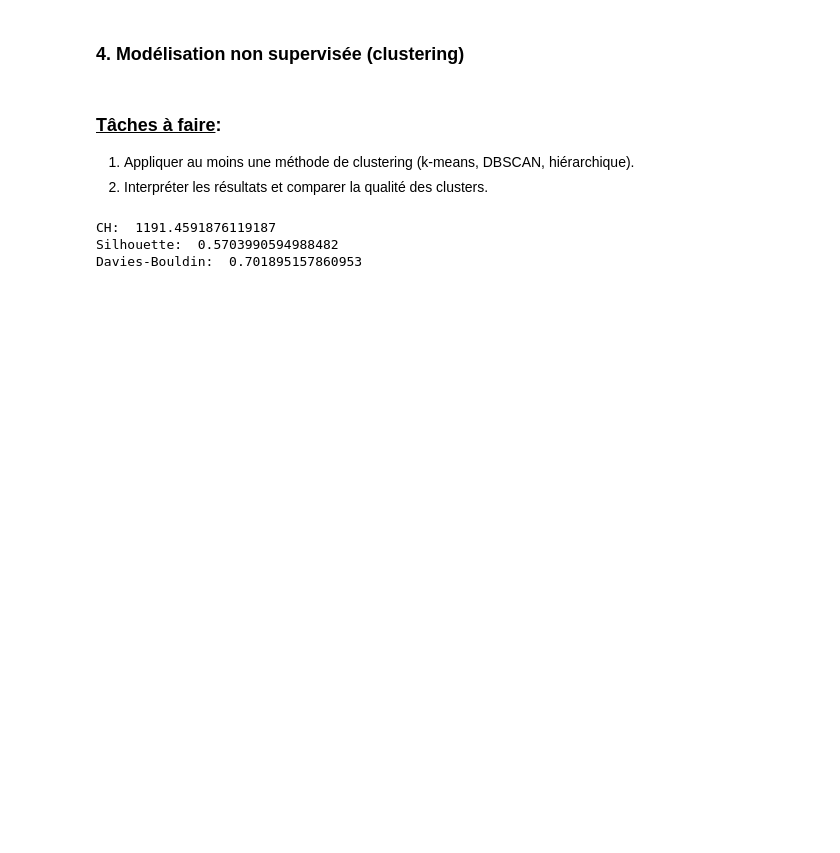
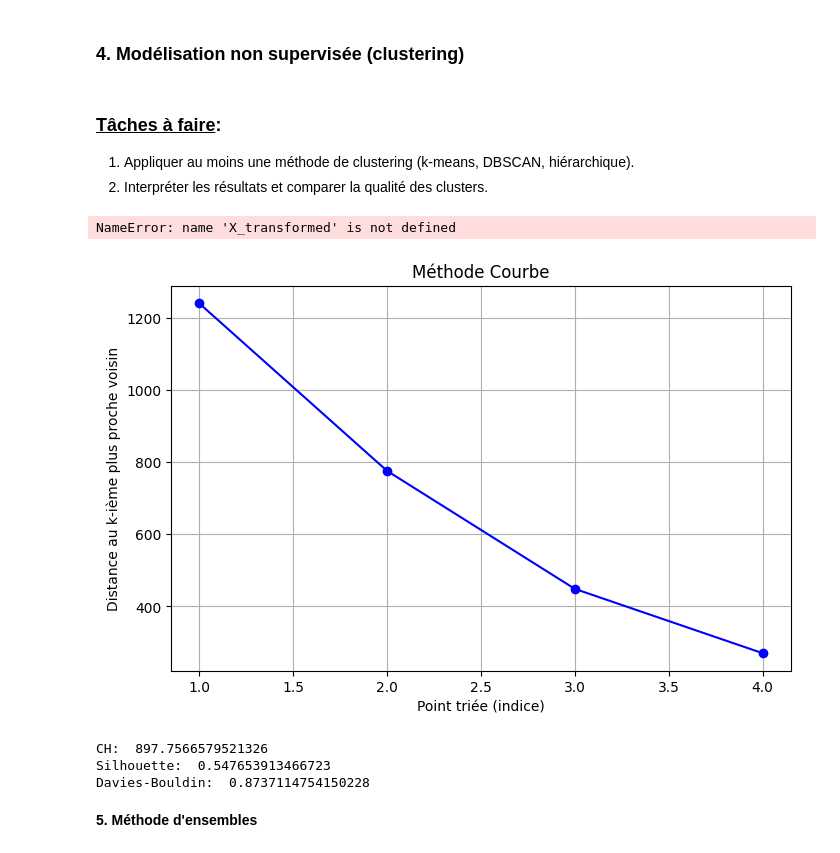
Before and after one commit to 2675781-creator/UA3ProjetPerformanceAcademiqueEtudiants, a Jupyter notebook: notebooks/projet_UA3.ipynb, the cells around one changed output. Drawn from its saved outputs; the diff is of its cells as text; code cells hidden in the pictures; blank space fills up the shorter version.

```diff
--- a/notebooks/projet_UA3.ipynb
+++ b/notebooks/projet_UA3.ipynb
@@ -472,20 +547,48 @@ validaiton croisé (Arbre):  [0.59  0.605 0.62  0.61  0.545]
 hiérarchique).
 2. Interpréter les résultats et comparer la qualité des clusters.
 # %%
-from sklearn.cluster import KMeans
+from sklearn.cluster import KMeans, DBSCAN, AgglomerativeClustering
 from sklearn.metrics import calinski_harabasz_score, davies_bouldin_score, silhouette_score
 
 # Clustering K-means
 k=4
 
 kmeans = KMeans(n_clusters=k, random_state=42)
-pred_kmeans = kmeans.fit_predict(X)
+pred_kmeans = kmeans.fit_predict(X_transformed)
 
 # Évaluation avec CH, Silhouette, DB
-print("CH: ", calinski_harabasz_score(X, pred_kmeans))
-print("Silhouette: ", silhouette_score(X, pred_kmeans))
-print("Davies-Bouldin: ", davies_bouldin_score(X, pred_kmeans))
+print("CH: ", calinski_harabasz_score(X_transformed, pred_kmeans))
+print("Silhouette: ", silhouette_score(X_transformed, pred_kmeans))
+print("Davies-Bouldin: ", davies_bouldin_score(X_transformed, pred_kmeans))
 # %% [output]
-CH:  1191.4591876119187
-Silhouette:  0.5703990594988482
-Davies-Bouldin:  0.701895157860953
+NameError: name 'X_transformed' is not defined
+# %%
+inertia = []
+
+K_range = range(1,5)
+
+for k in K_range:
+    kmeans= KMeans(n_clusters=k, random_state=42)
+    pred_kmeans = kmeans.fit(X_transformed)
+    inertia.append(kmeans.inertia_)
+    pass
+
+plt.figure(figsize=(8,5))
+plt.plot(K_range, inertia, marker='o', color='b')
+plt.title("Méthode Courbe")
+plt.xlabel("Point triée (indice)")
+plt.ylabel("Distance au k-ième plus proche voisin")
+plt.grid()
+# %% [output]
+[figure, added]
+# %%
+dbscan = DBSCAN(eps=0.4, min_samples=4)
+pred_db = dbscan.fit_predict(X)
+
+print("CH: ", calinski_harabasz_score(X, pred_db))
+print("Silhouette: ", silhouette_score(X, pred_db))
+print("Davies-Bouldin: ", davies_bouldin_score(X, pred_db))
+# %% [output]
+CH:  897.7566579521326
+Silhouette:  0.547653913466723
+Davies-Bouldin:  0.8737114754150228
@@ -492,3 +597,5 @@ Davies-Bouldin:  0.701895157860953
+# %% [markdown]
+**5. Méthode d'ensembles**
 # %%
 from sklearn.ensemble import RandomForestClassifier
 
```
Also changed, not shown: parts of 14 cells of this notebook.
